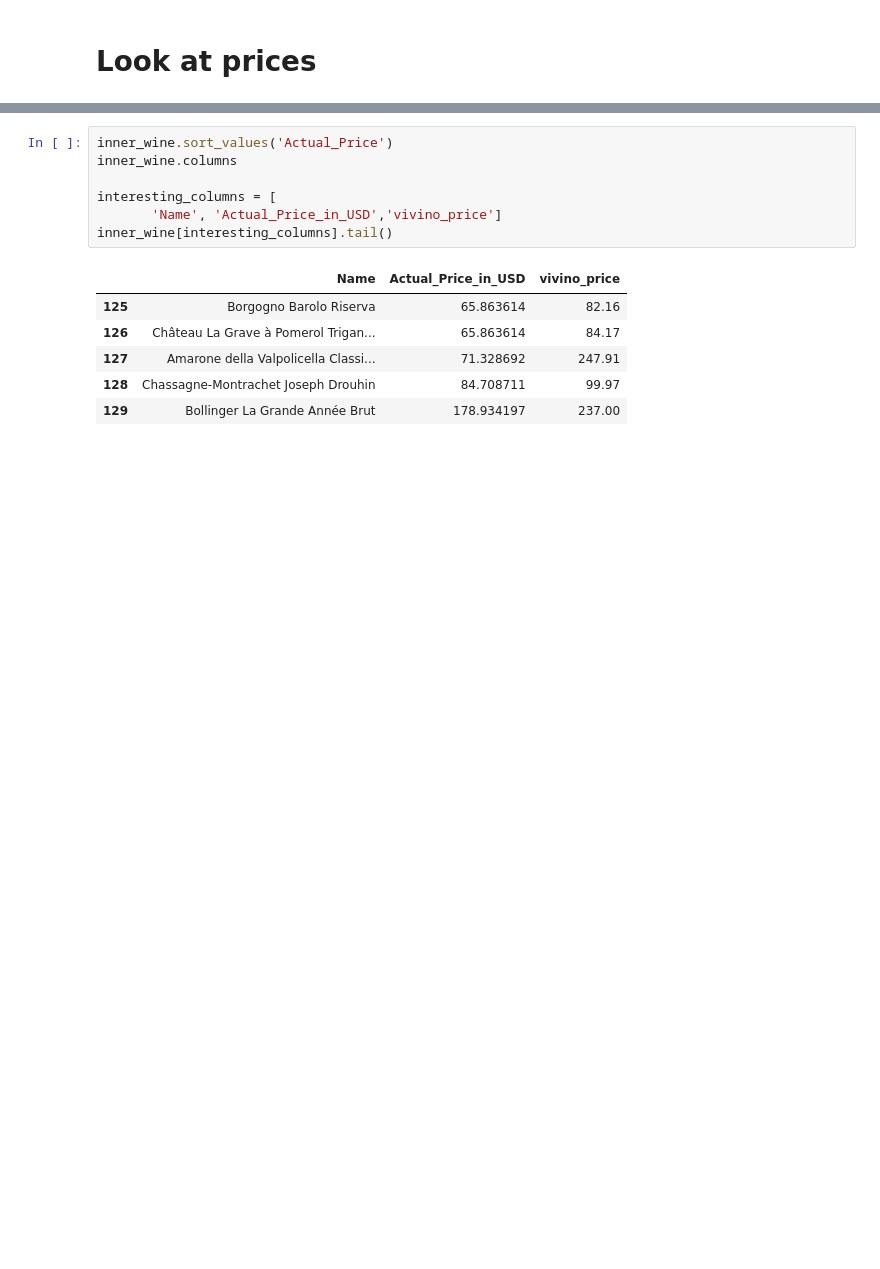
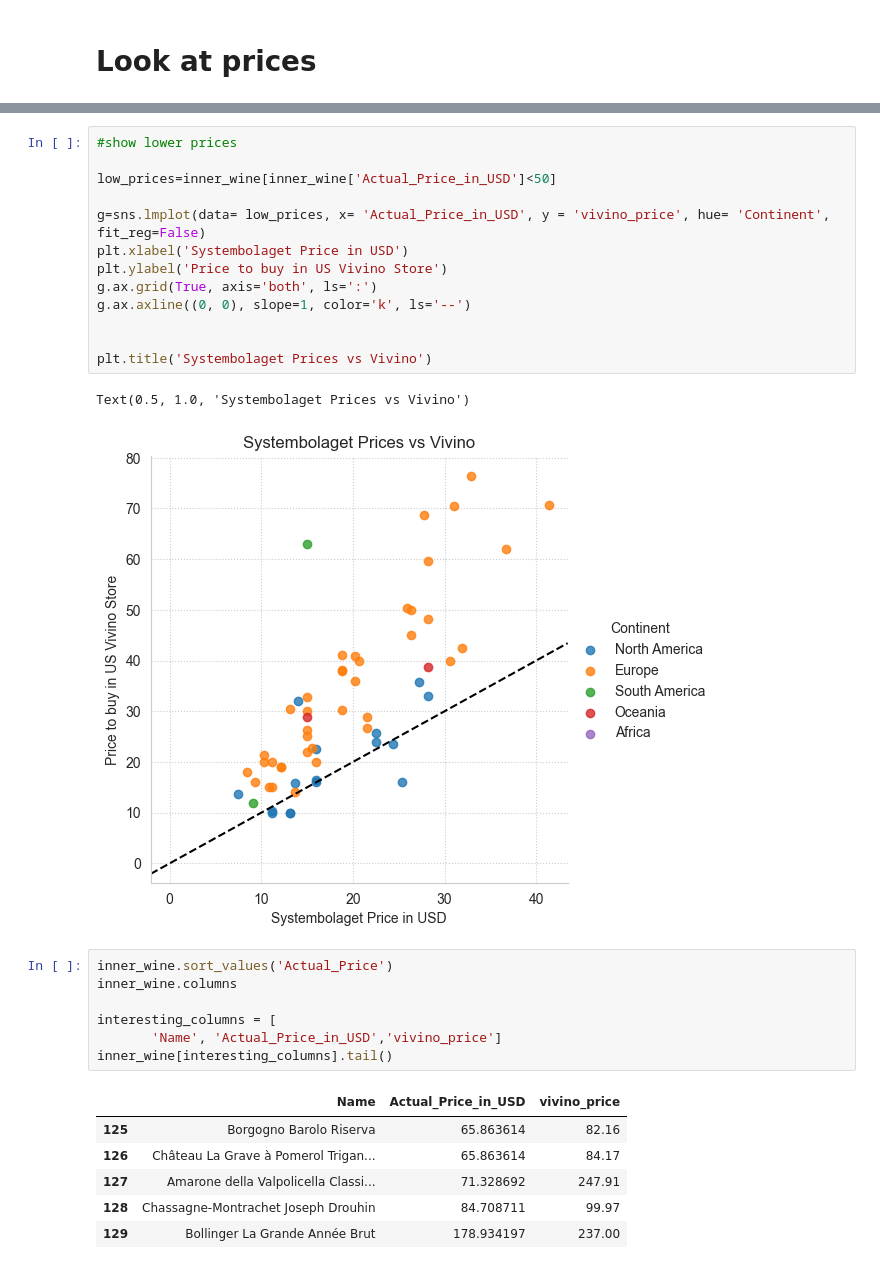
Before and after one commit to MarianaSwe/Drinks_data, a Jupyter notebook: Graphs_2.ipynb, the cells around one changed output, grey strips where cells are left out. Cells and saved outputs as stored; diff of their text form; blank space fills up the shorter version.

```diff
--- a/Graphs_2.ipynb
+++ b/Graphs_2.ipynb
@@ -103,3 +86,19 @@ sns.lmplot(data= inner_wine, x= 'Actual_Price_in_USD', y = 'vivino_price')
+# %%
+#show lower prices
+
+low_prices=inner_wine[inner_wine['Actual_Price_in_USD']<50]
+
+g=sns.lmplot(data= low_prices, x= 'Actual_Price_in_USD', y = 'vivino_price', hue= 'Continent', fit_reg=False)
+plt.xlabel('Systembolaget Price in USD')
+plt.ylabel('Price to buy in US Vivino Store')
+g.ax.grid(True, axis='both', ls=':')
+g.ax.axline((0, 0), slope=1, color='k', ls='--')
+
+
+plt.title('Systembolaget Prices vs Vivino')
+# %% [output]
+Text(0.5, 1.0, 'Systembolaget Prices vs Vivino')
+[figure, added]
 # %%
 inner_wine.sort_values('Actual_Price')
 inner_wine.columns
```
Also changed, not shown: parts of 10 cells of this notebook, 5 other files.
